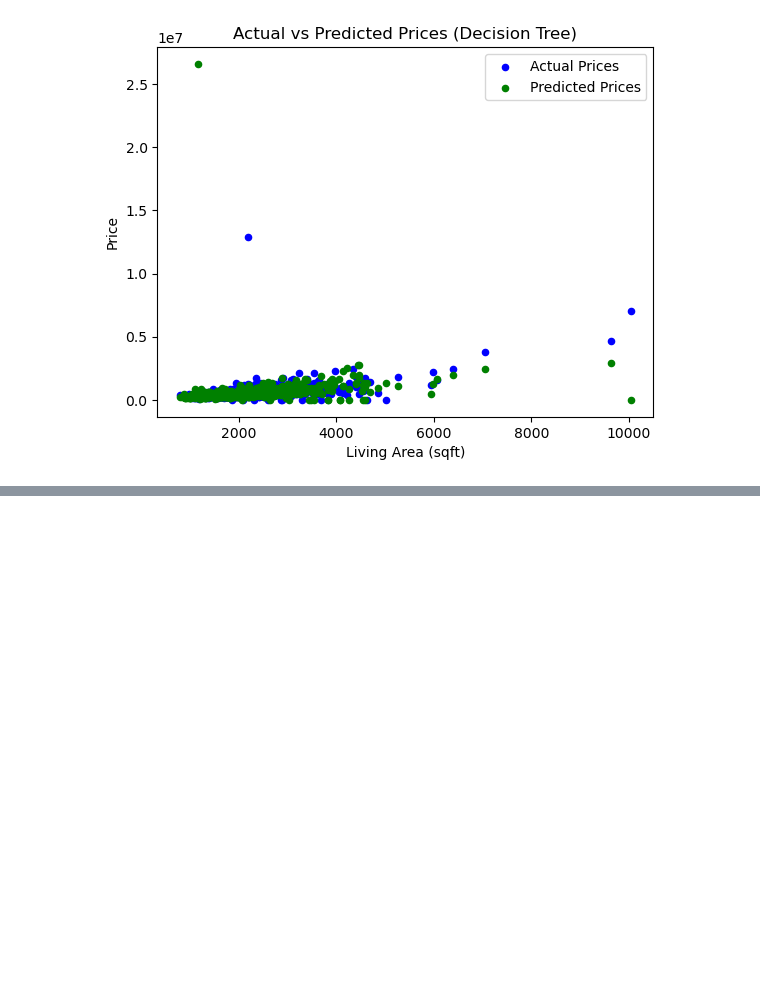
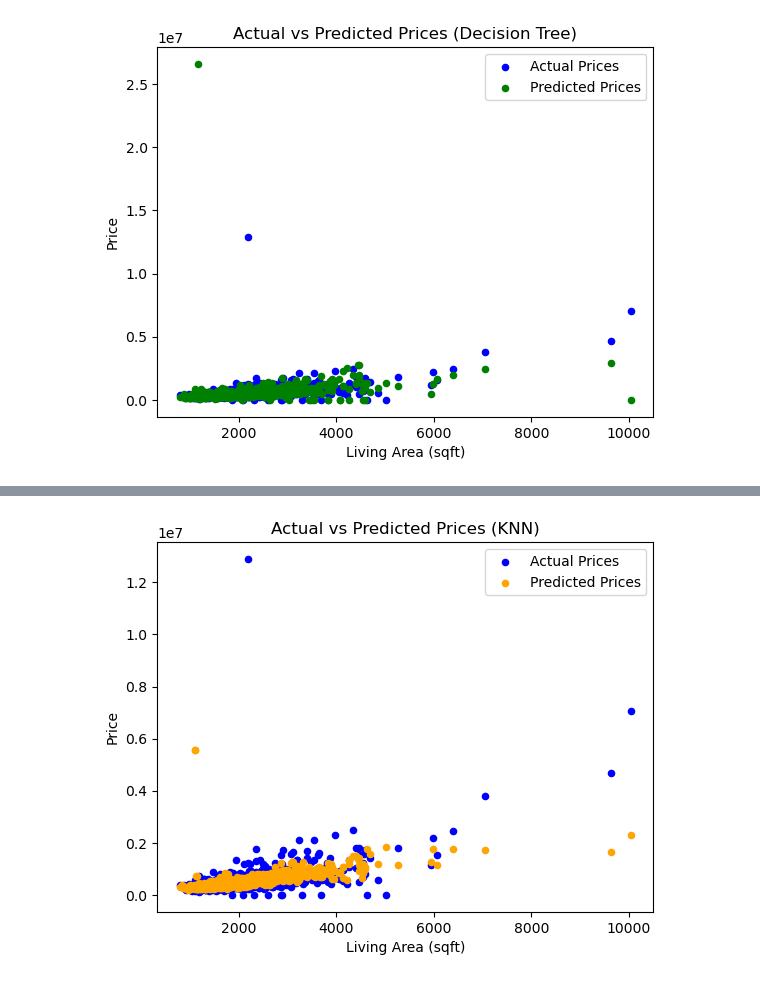
Before and after one commit to afif103/AI-ML-Portfolio, a Jupyter notebook: ML/Week3_ML_Intro.ipynb, the cells around one changed output, grey strips where cells are left out. Cells and saved outputs as stored; diff of their text form; code cells hidden in the pictures; blank space fills up the shorter version.

```diff
--- a/ML/Week3_ML_Intro.ipynb
+++ b/ML/Week3_ML_Intro.ipynb
@@ -64,11 +67,9 @@ sqft_lot     0.060007     0.189063  1.000000    0.197151   0.086993
 sqft_above   0.396644     0.859999  0.197151    1.000000   0.651438
 bathrooms    0.407246     0.730799  0.086993    0.651438   1.000000
 # %%
-# Use same X, y from multi-feature regression
-model = DecisionTreeRegressor(random_state=42) #Decision Tree Prediction Model
-model.fit(X_train, y_train)
-print(f"Decision Tree R² Score: {model.score(X_test, y_test):.2f}")
-y_pred = model.predict(X_test)
-print(f"First 5 predictions: {y_pred[:5]}")
+# Train model Decision Tree Regressor
+dtr_model = DecisionTreeRegressor(random_state=42) #Decision Tree Prediction Model
+dtr_model.fit(X_train, y_train)
+print(f"Decision Tree R² Score: {dtr_model.score(X_test, y_test):.2f}")
 # %% [output]
 Decision Tree R² Score: -2.28
@@ -89,3 +102,13 @@ plt.savefig('decision_tree_predictions.png')
 plt.show()
 # %% [output]
 [figure]
+# %%
+# Scale features (important for KNN)
+scaler = StandardScaler()
+X_train_scaled = scaler.fit_transform(X_train)
+X_test_scaled = scaler.transform(X_test)
+# %%
+# Train KNN model
+knn_model = KNeighborsRegressor(n_neighbors=5)
+knn_model.fit(X_train_scaled, y_train)
+print(f"KNN R² Score: {knn_model.score(X_test_scaled, y_test):.2f}")
@@ -91,0 +117,8 @@ plt.show()
+# %%
+# Predict and evaluate
+knn_y_pred = knn_model.predict(X_test_scaled)
+print(f"First 5 predictions: {knn_y_pred[:5]}")
+print(f"First 5 actual prices: {y_test.values[:5]}")
+knn_errors = y_test.values - knn_y_pred
+print(f"First 5 prediction errors: {knn_errors[:5]}")
+print(f"Mean Absolute Error: {np.mean(np.abs(knn_errors)):.1f}")
@@ -91,0 +132,16 @@ plt.show()
+# %%
+# Visualize predictions (using sqft_living for x-axis)
+knn_plot_df = pd.DataFrame({
+         'sqft_living': X_test['sqft_living'],  # Use original (unscaled) for plotting
+         'actual_price': y_test,
+         'predicted_price': knn_y_pred
+     })
+knn_ax = knn_plot_df.plot(kind='scatter', x='sqft_living', y='actual_price', color='blue', label='Actual Prices')
+knn_plot_df.plot(kind='scatter', x='sqft_living', y='predicted_price', color='orange', label='Predicted Prices', ax=knn_ax)
+knn_ax.set_xlabel('Living Area (sqft)')
+knn_ax.set_ylabel('Price')
+knn_ax.set_title('Actual vs Predicted Prices (KNN)')
+plt.savefig('knn_predictions.png')
+plt.show()
+# %% [output]
+[figure, added]
```
Also changed, not shown: parts of 9 cells of this notebook, 1 other file.
